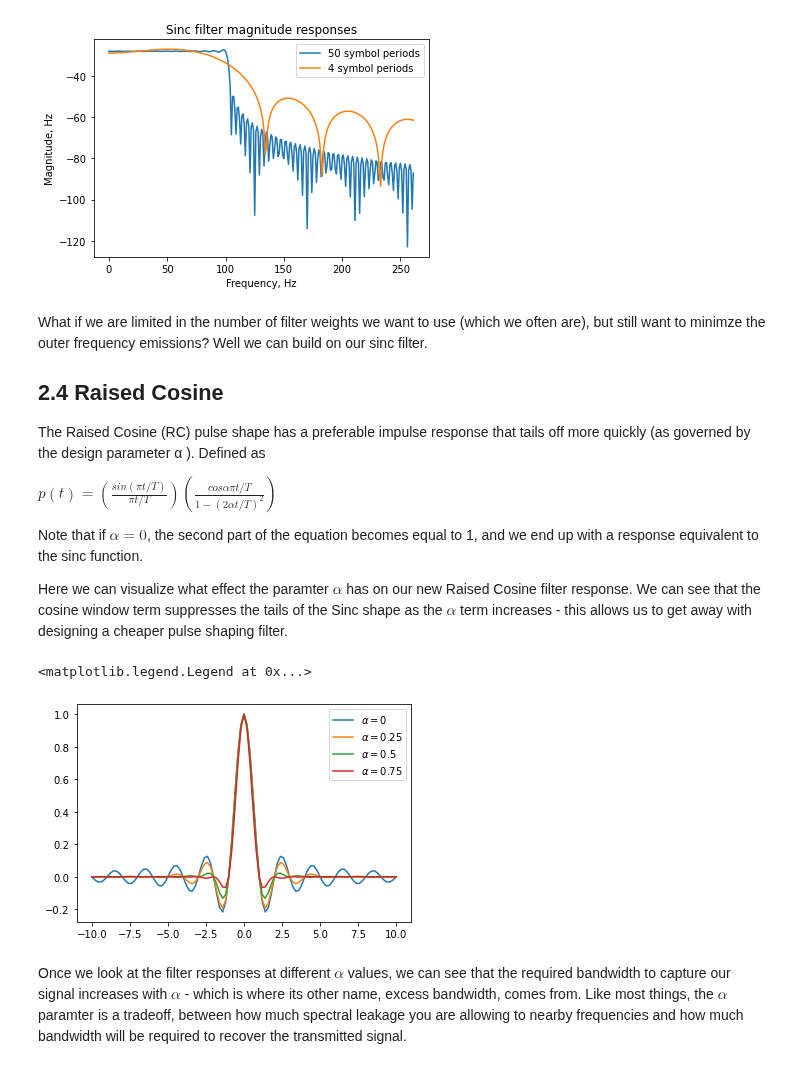
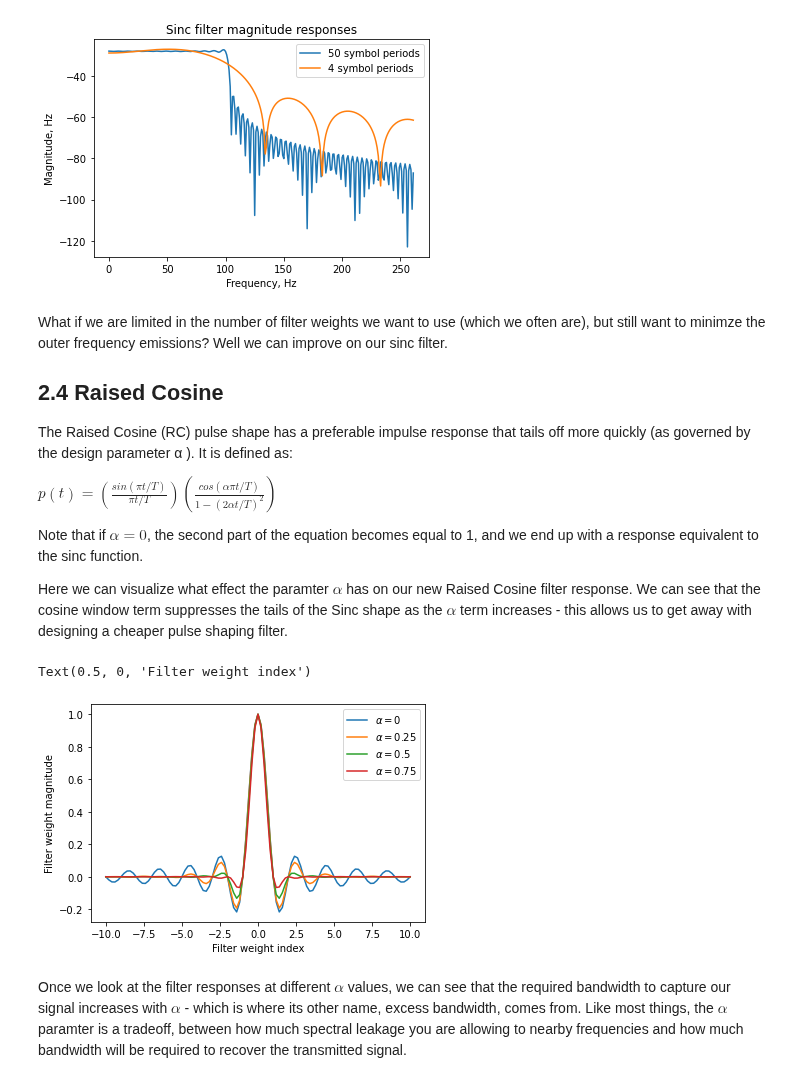
Before and after one commit to strath-sdr/dsp_notebooks, a Jupyter notebook: notebooks/baseband_modulation/02_pulse_shaping.ipynb, the cells around one changed output. Saved outputs shown, nothing was run; the diff lists cells and outputs as text; code cells hidden in the pictures.

```diff
--- a/notebooks/baseband_modulation/02_pulse_shaping.ipynb
+++ b/notebooks/baseband_modulation/02_pulse_shaping.ipynb
@@ -187,14 +215,14 @@ plt.xlabel('Frequency, Hz')
 Text(0.5, 0, 'Frequency, Hz')
 [figure]
 # %% [markdown]
-What if we are limited in the number of filter weights we want to use (which we often are), but still want to minimze the outer frequency emissions? Well we can build on our sinc filter.
+What if we are limited in the number of filter weights we want to use (which we often are), but still want to minimze the outer frequency emissions? Well we can improve on our sinc filter.
 
 ## 2.4 Raised Cosine <a class="anchor" id="rcos"></a>
 
 The Raised Cosine (RC) pulse shape has a preferable impulse response that
-tails off more quickly (as governed by the design parameter α ). Defined as
+tails off more quickly (as governed by the design parameter α ). It is defined as:
 
-$p(t) = (\frac{sin(\pi t / T)}{\pi t / T}) (\frac{cos \alpha \pi t / T}{1 - (2\alpha t / T)^{2}})$
+$p(t) = (\frac{sin(\pi t / T)}{\pi t / T}) (\frac{cos ( \alpha \pi t / T)}{1 - (2\alpha t / T)^{2}})$
 
 Note that if $\alpha = 0$, the second part of the equation becomes equal to 1, and we end up with a response equivalent to the sinc function.
 
@@ -202,17 +230,19 @@ Here we can visualize what effect the paramter $\alpha$ has on our new Raised Co
 # %%
 sps = 5
 num_weights = 101
 x = 0.9999*np.arange(-int(num_weights/2),int(num_weights/2)+1,1)/sps
 
 alphas = [0, 0.25, 0.5, 0.75]
 for alpha in alphas:
     raised_cos_weights = np.sinc(x)*(np.cos(alpha*np.pi*x)/(1-((2*alpha*x)**2)))
     plt.plot(x,raised_cos_weights)
 
 plt.legend((r'$\alpha = 0$', r'$\alpha = 0.25$', r'$\alpha = 0.5$', r'$\alpha = 0.75$'))
+plt.ylabel('Filter weight magnitude')
+plt.xlabel('Filter weight index')
 # %% [output]
-<matplotlib.legend.Legend at 0x...>
+Text(0.5, 0, 'Filter weight index')
-[figure, old version]
+[figure, new version]
 # %% [markdown]
 Once we look at the filter responses at different $\alpha$ values, we can see that the required bandwidth to capture our signal increases with $\alpha$ - which is where its other name, excess bandwidth, comes from. Like most things, the $\alpha$ paramter is a tradeoff, between how much spectral leakage you are allowing to nearby frequencies and how much bandwidth will be required to recover the transmitted signal.
 # %%
```
Also changed, not shown: parts of 22 cells of this notebook, 1 other file.
